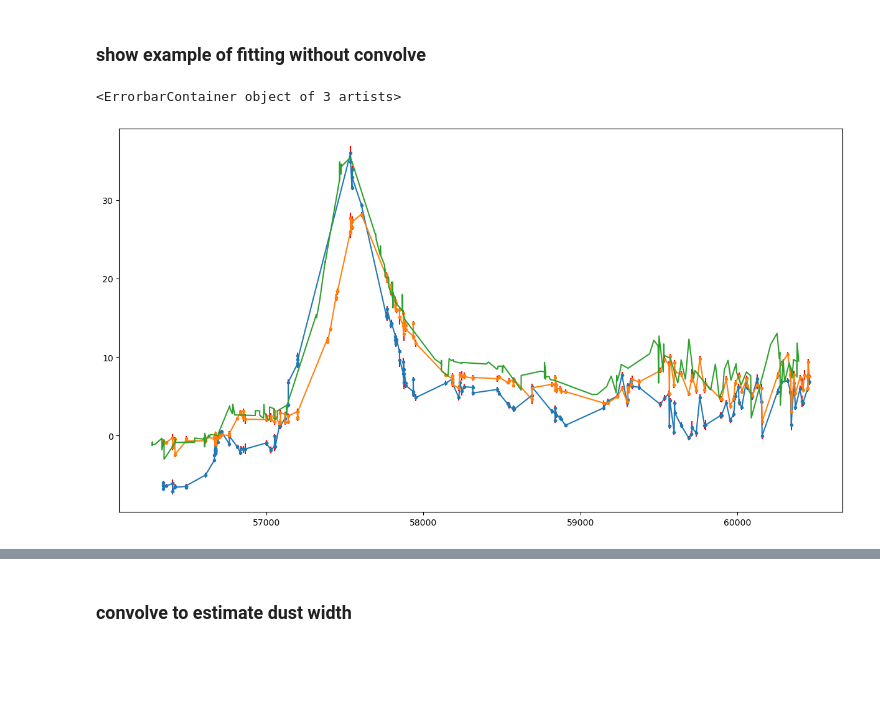
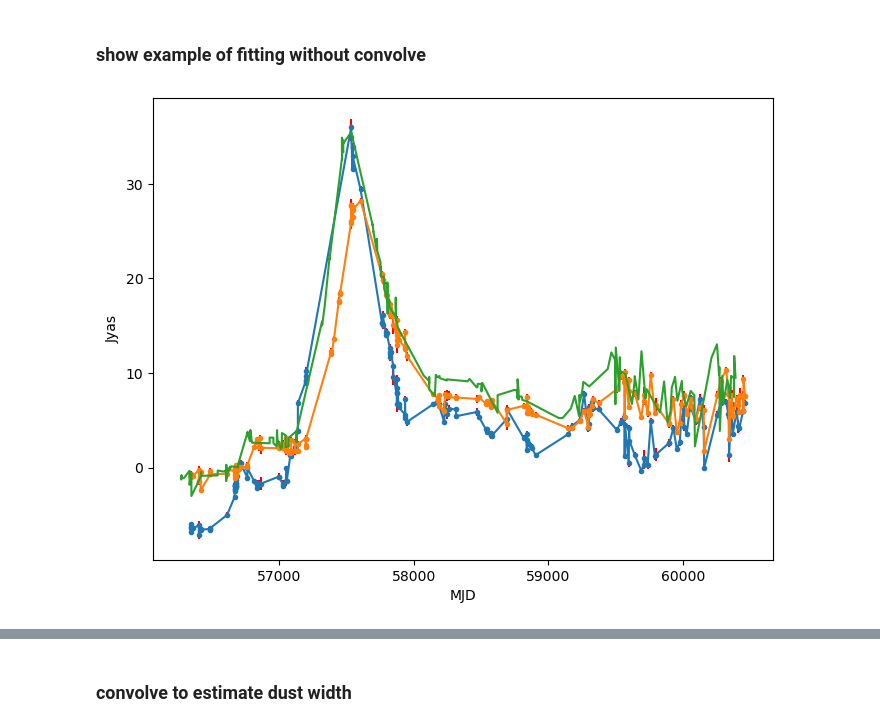
Before and after one commit to xiaolng/EtaCarEchoes, a Jupyter notebook: plot_tech_paper.ipynb, the cells around one changed output, grey strips where cells are left out. Drawn from its saved outputs; the diff is of its cells as text; code cells hidden in the pictures; blank space fills up the shorter version.

Commit message:
update plot notebook

```diff
--- a/plot_tech_paper.ipynb
+++ b/plot_tech_paper.ipynb
@@ -634,31 +745,34 @@ pwd
 # %% [markdown]
 ### show example of fitting without convolve
 # %%
-fig = plt.figure(figsize=(15, 8))
+fig = plt.figure(figsize=(8, 6))
 
 ax = fig.add_subplot(1, 1, 1, )##projection=wcs_out)
 
 df = dic_df_poly1[19]
 idx = ( df.good ) & (df['fluxADU']<1000)
 t1 = df[idx]['mjd'].values
 f1 = df[idx]['Jyas2'].values
 f1_err = df[idx]['Jyas2_err'].values
 
 ax.errorbar(t1, f1, f1_err, fmt='.-', ecolor='red',)
-
 
 #------
 df = dic_df_poly1[12]
 idx = ( df.good ) & (df['fluxADU']<1000)
 t2 = df[idx]['mjd'].values
 f2 = df[idx]['Jyas2'].values
 f2_err = df[idx]['Jyas2_err'].values
 
 ax.errorbar(t2, f2, f2_err, fmt='.-', ecolor='red',)
 
 tshift, a, b = get_tshift_scale_offset(t1, f1, t2, f2)
 
 ax.errorbar(t2-tshift, f2*a,)
+
+plt.xlabel('MJD')
+plt.ylabel('Jyas')
+
+fig.savefig('figures/combine_lc.png')
 # %% [output]
-<ErrorbarContainer object of 3 artists>
-[figure, old version]
+[figure, new version]
```
Also changed, not shown: parts of 16 cells of this notebook.
